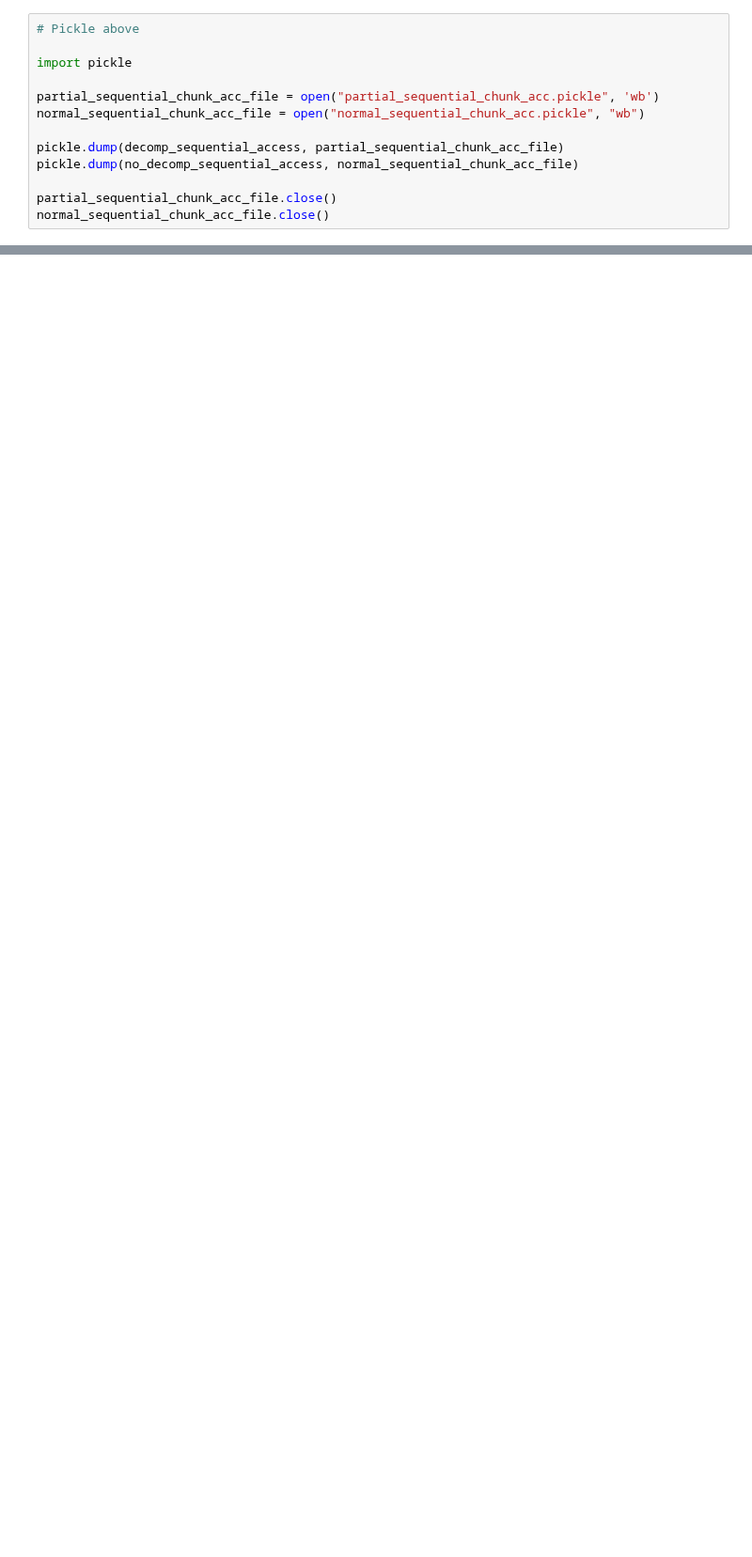
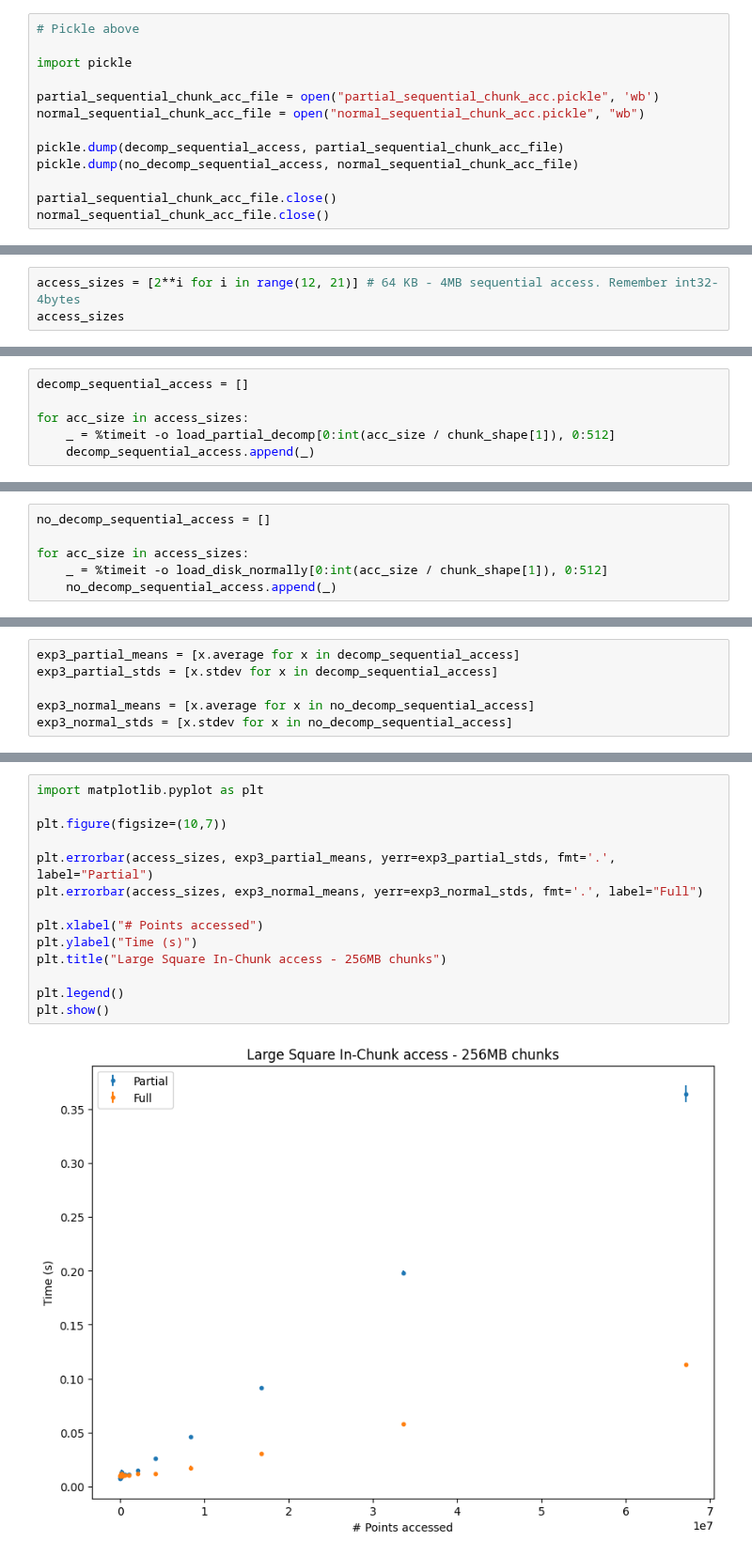
Before and after one commit to ariellubonja/ncar-zarr-code, a Jupyter notebook: chunk-partial-decompress-NOshard.ipynb, the cells around one changed output, grey strips where cells are left out. Shown at 94% size. Saved outputs shown, nothing was run; the diff lists cells and outputs as text; blank space fills up the shorter version.

```diff
--- a/chunk-partial-decompress-NOshard.ipynb
+++ b/chunk-partial-decompress-NOshard.ipynb
@@ -893,0 +997,3 @@ plt.show()
+# %%
+access_sizes = [2**i for i in range(12, 21)] # 64 KB - 4MB sequential access. Remember int32-4bytes
+access_sizes
@@ -893,0 +1006,6 @@ plt.show()
+# %%
+decomp_sequential_access = []
+
+for acc_size in access_sizes:
+    _ = %timeit -o load_partial_decomp[0:int(acc_size / chunk_shape[1]), 0:512]
+    decomp_sequential_access.append(_)
@@ -893,0 +1026,6 @@ plt.show()
+# %%
+no_decomp_sequential_access = []
+
+for acc_size in access_sizes:
+    _ = %timeit -o load_disk_normally[0:int(acc_size / chunk_shape[1]), 0:512]
+    no_decomp_sequential_access.append(_)
@@ -893,0 +1144,6 @@ plt.show()
+# %%
+exp3_partial_means = [x.average for x in decomp_sequential_access]
+exp3_partial_stds = [x.stdev for x in decomp_sequential_access]
+
+exp3_normal_means = [x.average for x in no_decomp_sequential_access]
+exp3_normal_stds = [x.stdev for x in no_decomp_sequential_access]
@@ -893,0 +1204,16 @@ plt.show()
+# %%
+import matplotlib.pyplot as plt
+
+plt.figure(figsize=(10,7))
+
+plt.errorbar(access_sizes, exp3_partial_means, yerr=exp3_partial_stds, fmt='.', label="Partial")
+plt.errorbar(access_sizes, exp3_normal_means, yerr=exp3_normal_stds, fmt='.', label="Full")
+
+plt.xlabel("# Points accessed")
+plt.ylabel("Time (s)")
+plt.title("Large Square In-Chunk access - 256MB chunks")
+
+plt.legend()
+plt.show()
+# %% [output]
+[figure, added]
```
Also changed, not shown: parts of 50 cells of this notebook, 10 other files.
